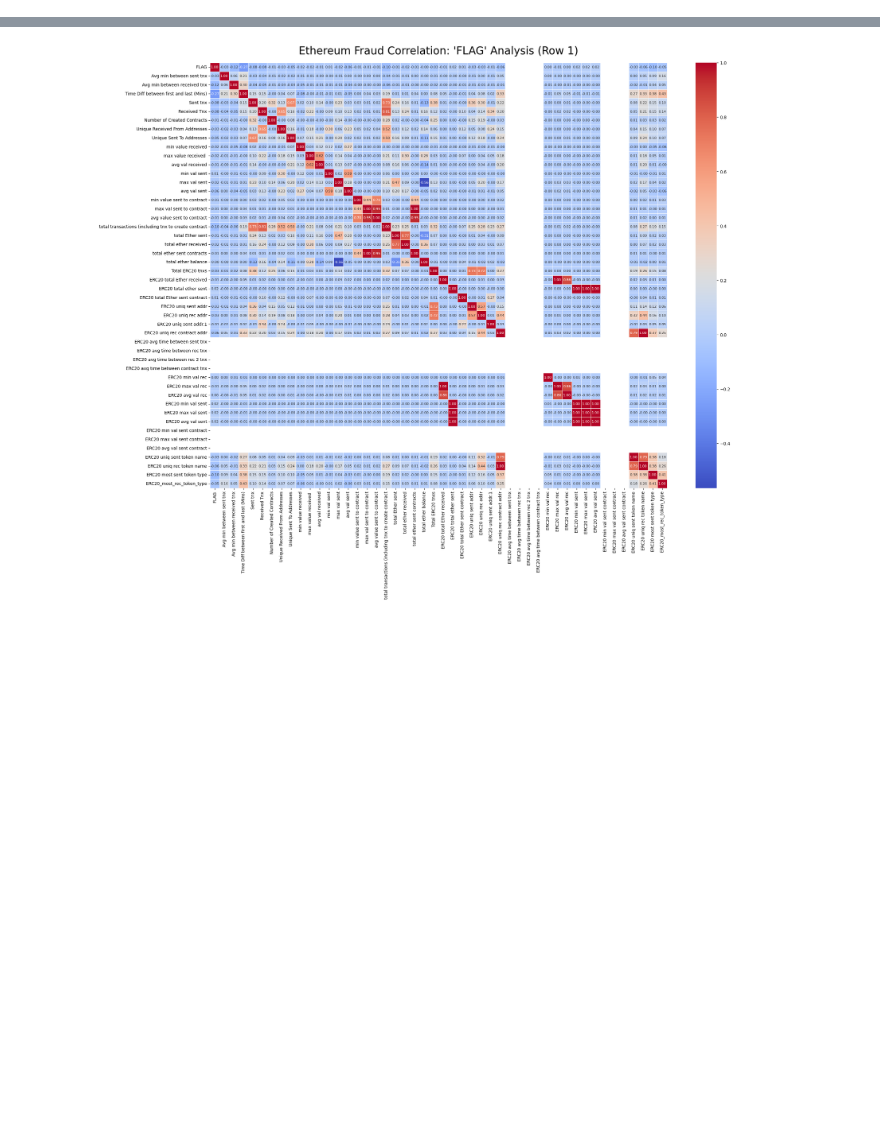
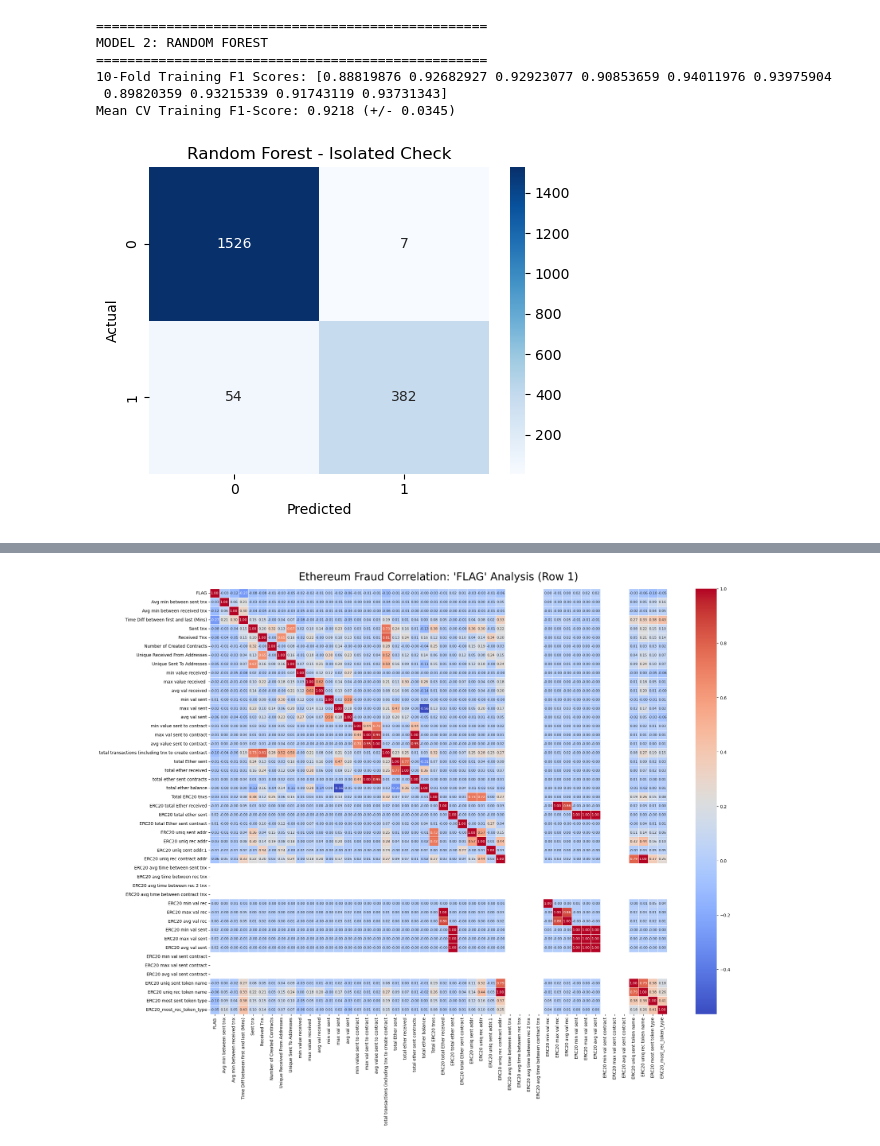
Before and after one commit to dondon-ri/Ethereum-Fraud-Detection, a Jupyter notebook: Models.ipynb, the cells around one changed output, grey strips where cells are left out. Saved outputs shown, nothing was run; the diff lists cells and outputs as text; code cells hidden in the pictures; blank space fills up the shorter version.

```diff
--- a/Models.ipynb
+++ b/Models.ipynb
@@ -89,0 +99,47 @@ plt.show()
+# %%
+print("\n==================================================")
+print("MODEL 2: RANDOM FOREST")
+print("==================================================")
+
+# Initialize
+rf_model = RandomForestClassifier(n_estimators=100, class_weight='balanced', random_state=42)
+
+# Cross-Validation Score (Using raw tree-compatible training data)
+rf_cv_scores = cross_val_score(rf_model, X_train, y_train, cv=cv_strategy, scoring='f1')
+print(f"10-Fold Training F1 Scores: {rf_cv_scores}")
+print(f"Mean CV Training F1-Score: {rf_cv_scores.mean():.4f} (+/- {rf_cv_scores.std() * 2:.4f})")
+
+# Fit & Predict on Final Test Split
+rf_model.fit(X_train, y_train)
+y_pred_rf = rf_model.predict(X_test)
+
+# Evaluation Mapping
+rf_report = classification_report(y_test, y_pred_rf, output_dict=True)
+model_performance = [m for m in model_performance if m["Model"] != "Random Forest"]
+model_performance.append({
+    "Model": "Random Forest",
+    "F1-Score": rf_report['1']['f1-score'],
+    "Precision": rf_report['1']['precision'],
+    "Recall": rf_report['1']['recall'],
+    "Accuracy": round(rf_report['accuracy'], 4)
+})
+
+rf_model.fit(X_train, y_train)
+y_pred_rf = rf_model.predict(X_test) # Saved in memory
+
+# Print out its own isolated plot immediately for this cell block
+plt.figure(figsize=(5, 4))
+sns.heatmap(confusion_matrix(y_test, y_pred_rf), annot=True, fmt='d', cmap='Blues')
+plt.title("Random Forest - Isolated Check")
+plt.xlabel("Predicted")
+plt.ylabel("Actual")
+plt.tight_layout()
+plt.show()
+# %% [output]
+==================================================
+MODEL 2: RANDOM FOREST
+==================================================
+10-Fold Training F1 Scores: [0.88819876 0.92682927 0.92923077 0.90853659 0.94011976 0.93975904
+ 0.89820359 0.93215339 0.91743119 0.93731343]
+Mean CV Training F1-Score: 0.9218 (+/- 0.0345)
+[figure, added]
```
Also changed, not shown: parts of 16 cells of this notebook.
